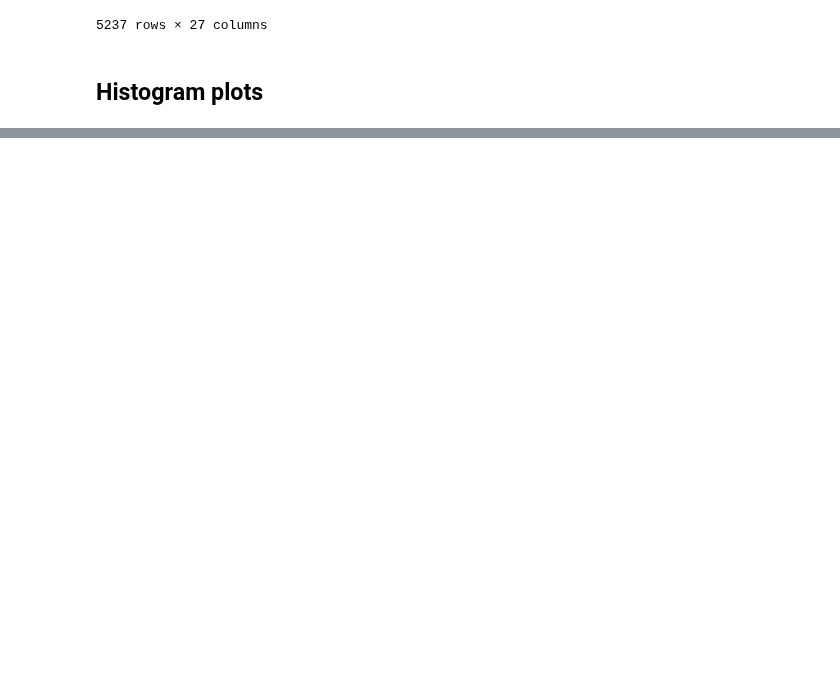
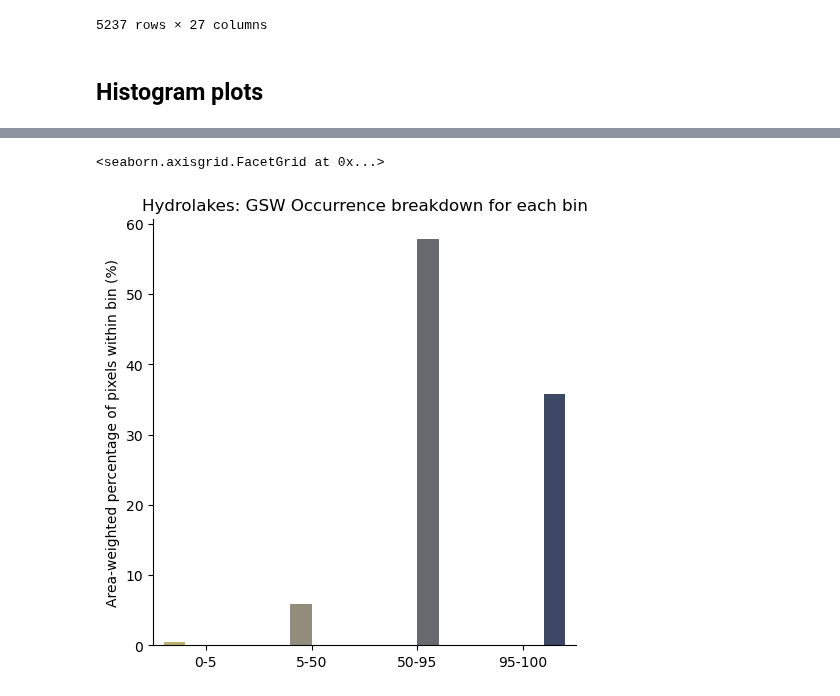
Before and after one commit to ekcomputer/lake-area, a Jupyter notebook: HL_zonal_GSW_batch.ipynb, the cells around one changed output, grey strips where cells are left out. Saved outputs shown, nothing was run; the diff lists cells and outputs as text; code cells hidden in the pictures; blank space fills up the shorter version.

```diff
--- a/HL_zonal_GSW_batch.ipynb
+++ b/HL_zonal_GSW_batch.ipynb
@@ -265,0 +287,9 @@ g.set(title=f'Hydrolakes: GSW Occurrence breakdown for each class')
+# %%
+## Weighted average histogram/barplot
+dfWA = pd.DataFrame([weightAvg, bin_labels], index=['value','bin']).T
+g = sns.catplot(dfWA, hue = 'bin', y='value', x='bin', kind='bar', palette='cividis_r')
+g.set_axis_labels('', 'Area-weighted percentage of pixels within bin (%)')
+g.set(title=f'Hydrolakes: GSW Occurrence breakdown for each bin')
+# %% [output]
+<seaborn.axisgrid.FacetGrid at 0x...>
+[figure, added]
```
Also changed, not shown: parts of 6 cells of this notebook, 1 other file.
